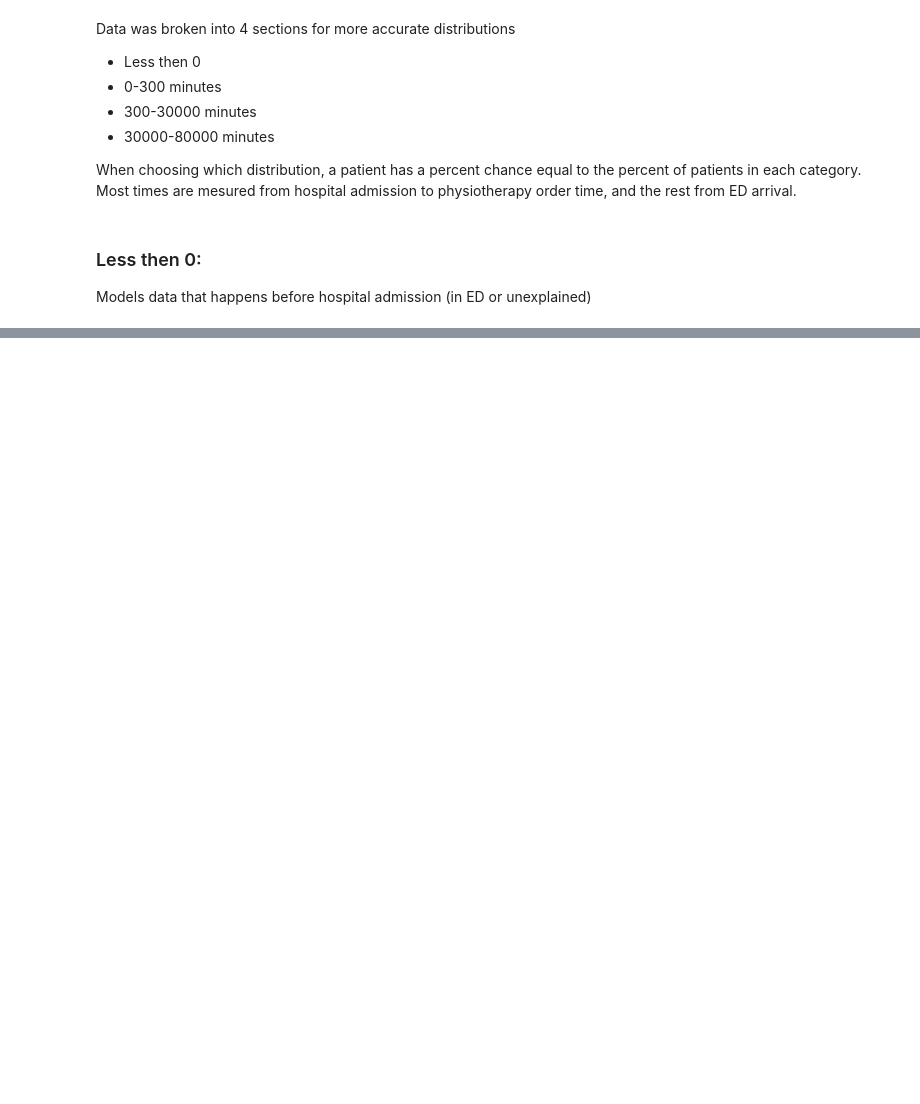
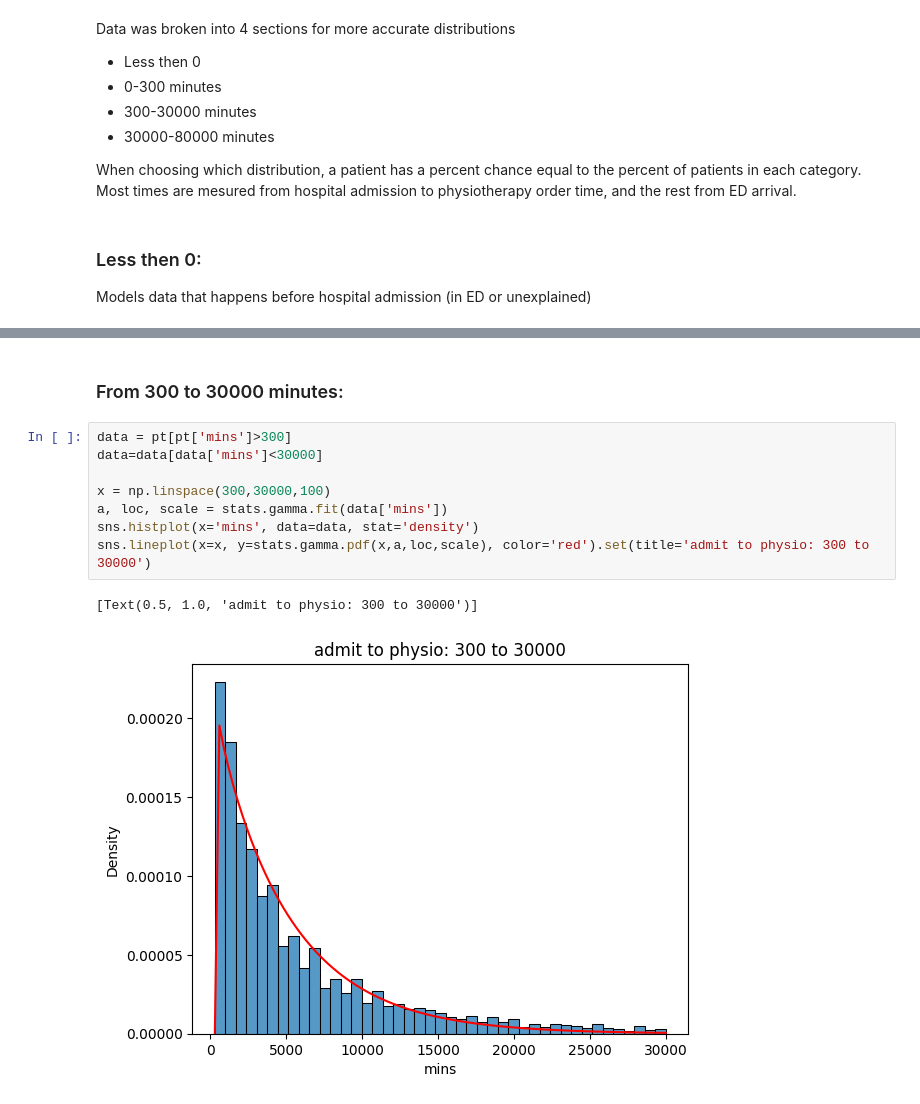
Before and after one commit to emilydormody/Synthetic-Stroke-Data, a Jupyter notebook: histogram_summaries.ipynb, the cells around one changed output, grey strips where cells are left out. Saved outputs shown, nothing was run; the diff lists cells and outputs as text; blank space fills up the shorter version.

```diff
--- a/histogram_summaries.ipynb
+++ b/histogram_summaries.ipynb
@@ -513,0 +543,13 @@ a, loc, scale, len(ng_pt)/len(pt)
+# %% [markdown]
+### From 300 to 30000 minutes:
+# %%
+data = pt[pt['mins']>300]
+data=data[data['mins']<30000]
+
+x = np.linspace(300,30000,100)
+a, loc, scale = stats.gamma.fit(data['mins'])
+sns.histplot(x='mins', data=data, stat='density')
+sns.lineplot(x=x, y=stats.gamma.pdf(x,a,loc,scale), color='red').set(title='admit to physio: 300 to 30000')
+# %% [output]
+[Text(0.5, 1.0, 'admit to physio: 300 to 30000')]
+[figure, added]
```
Also changed, not shown: parts of 18 cells of this notebook, 1 other file.
